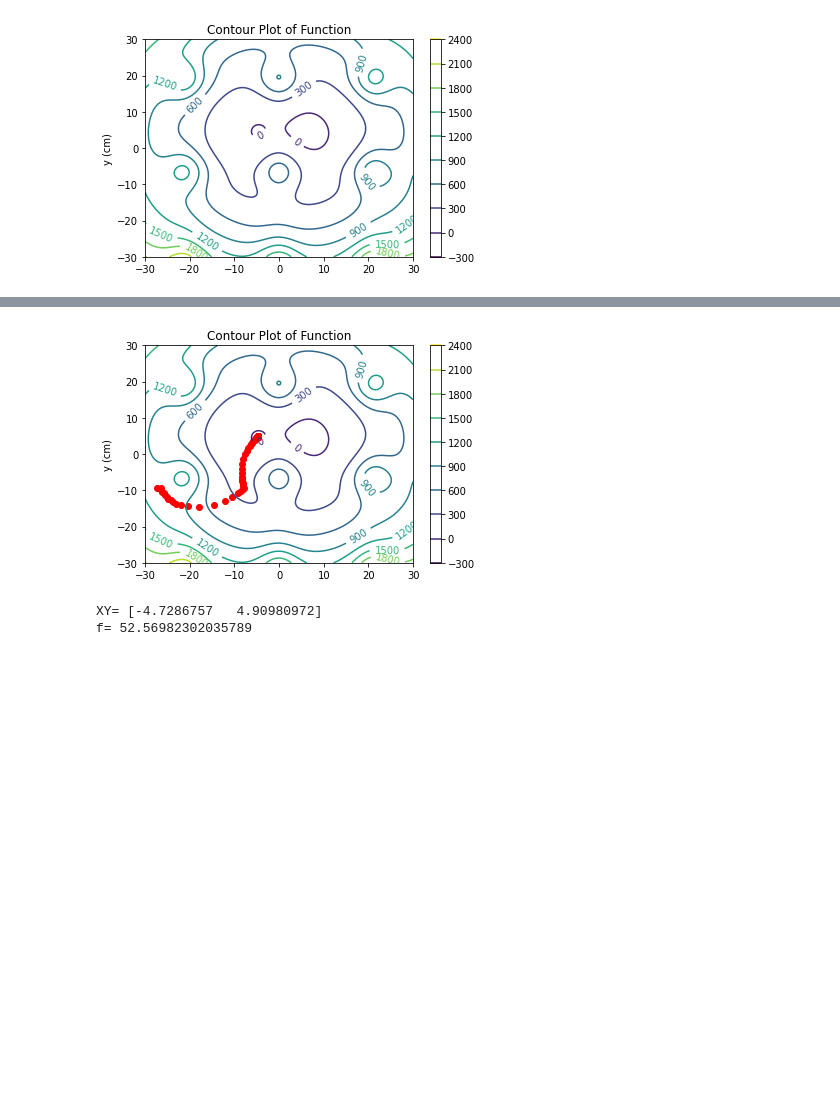
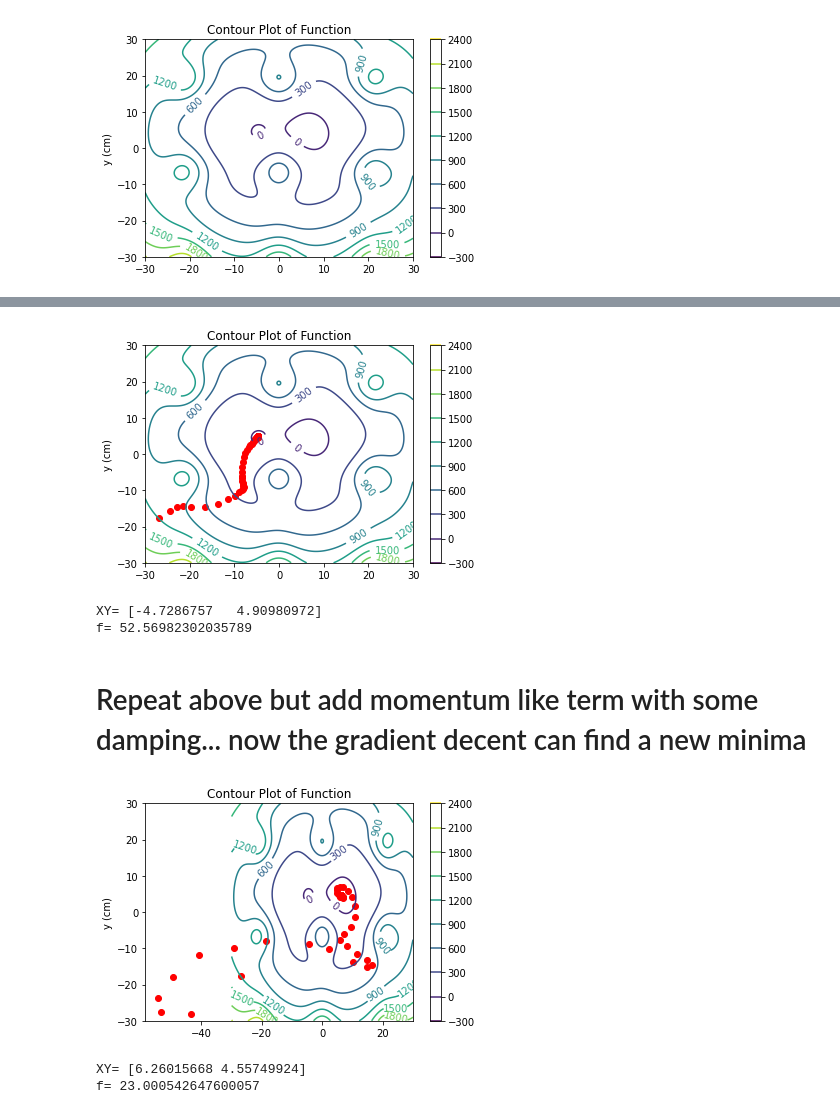
Before and after one commit to josephmckenna/2022_Janurary_IOP_Introduction_To_Machine_Learning, a Jupyter notebook: GradientDecentPlayground.ipynb, the cells around one changed output, grey strips where cells are left out. Cells and saved outputs as stored; diff of their text form; code cells hidden in the pictures; blank space fills up the shorter version.

```diff
--- a/GradientDecentPlayground.ipynb
+++ b/GradientDecentPlayground.ipynb
@@ -117,8 +176,8 @@ DrawFunction(function2)
 # %%
-DrawFunction(function2)
+DrawFunction(function2,30)
 
 # Starting point
-XY = np.array([-30,-10])
+XY = np.array([-30,-20])
 
 # Step size multiplier
 alpha=0.5
@@ -143,6 +202,42 @@ plt.show()
 print ('XY=', XY)
 print ('f=', function(XY))
 # %% [output]
-[figure, old version]
+[figure, new version]
 XY= [-4.7286757   4.90980972]
 f= 52.56982302035789
+# %% [markdown]
+# Repeat above but add momentum like term with some damping... now the gradient decent can find a new minima
+# %%
+DrawFunction(function2,30)
+
+# Starting point
+XY = np.array([-30,-20])
+
+# Step size multiplier
+alpha=0.5
+
+# Number of steps to take
+steps = 200
+
+# Gradient descent (200 steps)
+XYHistory = np.zeros( (steps,2 ))
+Velocity = 0
+for x in range(0, steps):
+    XY = XY - alpha*numerical_gradient(XY,function2,0.05) + Velocity* 0.7
+    XYHistory[x] = XY
+    Velocity = XYHistory[x] - XYHistory[x - 1]
+    #print (XY)
+
+#print (XYHistory)
+
+plt.scatter(XYHistory[:,0], XYHistory[:,1], color='r')
+plt.show()
+
+
+# Print results
+print ('XY=', XY)
+print ('f=', function(XY))
+# %% [output]
+[figure, added]
+XY= [6.26015668 4.55749924]
+f= 23.000542647600057
```
Also changed, not shown: parts of 14 cells of this notebook.
